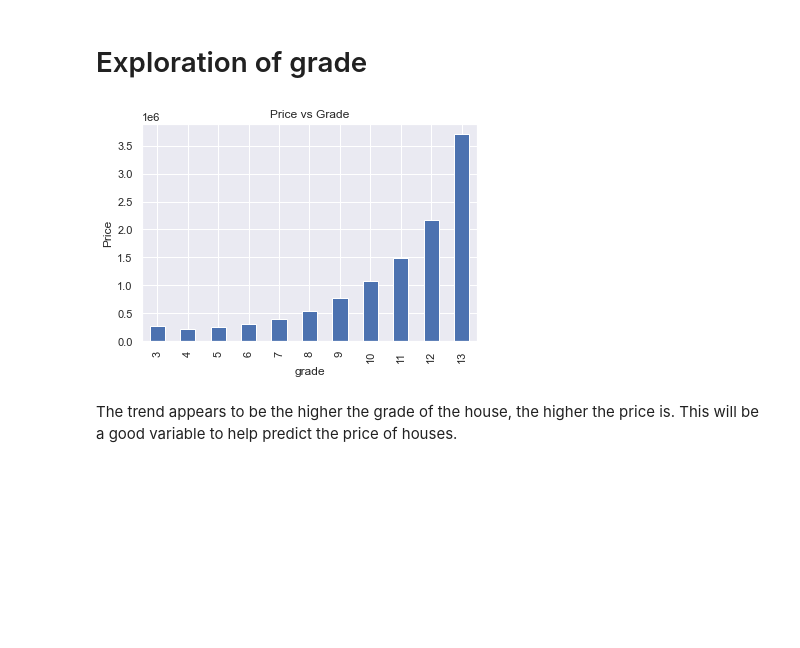
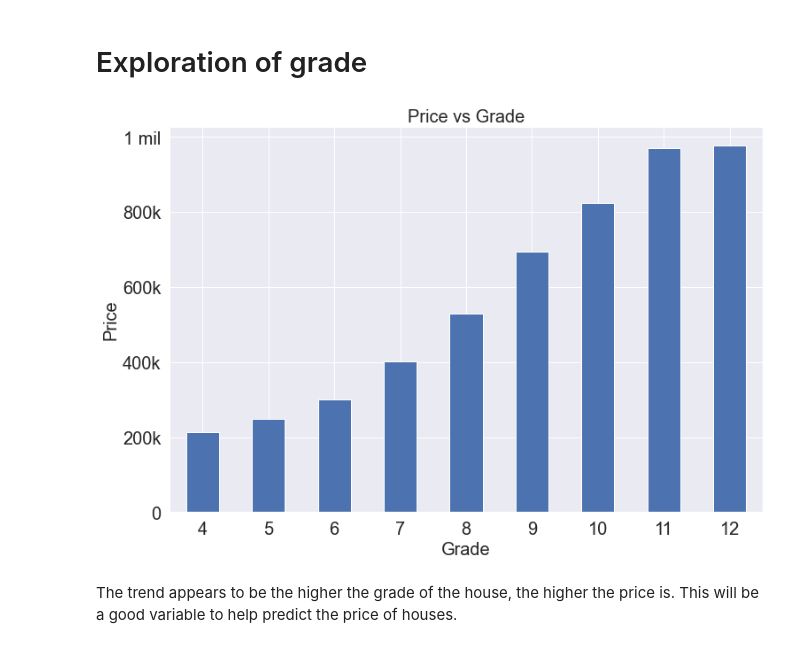
Before and after one commit to SethKauf/King_County_Avocoders_Group_3, a Jupyter notebook: Final Notebook.ipynb, the cells around one changed output. Saved outputs shown, nothing was run; the diff lists cells and outputs as text; code cells hidden in the pictures; blank space fills up the shorter version.

```diff
--- a/Final Notebook.ipynb
+++ b/Final Notebook.ipynb
@@ -131,17 +130,25 @@ We'll revisit this parameter while creating the final model.
 # Exploration of grade
 # %%
 columns = ['price','bedrooms','bathrooms','sqft_living','sqft_lot','condition','grade','sqft_living15','sqft_lot15']
+dataset = dataset[dataset['price'] < 1200000]
+
 df_grade = dataset.groupby('grade').mean().sort_values(by=['grade'])
 grade_df = pd.DataFrame(df_grade,columns=columns)
-
+grade_df.drop(grade_df.index[0],axis=0,inplace=True)
 
 price_df = grade_df['price']
-fig ,ax = plt.subplots()
+fig ,ax = plt.subplots(figsize=(12,8))
 
 price_df.plot.bar()
-ax.set_title('Price vs Grade')
-ax.set_ylabel('Price');
+ax.set_title('Price vs Grade',fontsize=20)
+ax.set_ylabel('Price',fontsize=20)
+ax.set_xlabel('Grade',fontsize=20)
+plt.xticks(fontsize=20)
+plt.yticks(fontsize=20)
+ax.set_yticklabels(['0','200k','400k','600k','800k','1 mil'])
+ax.tick_params(axis='x', rotation=360);
+plt.savefig('Price vs Grade')
 # %% [output]
-[figure, old version]
+[figure, new version]
 # %% [markdown]
 The trend appears to be the higher the grade of the house, the higher the price is. This will be a good variable to help predict the price of houses.
```
Also changed, not shown: parts of 25 cells of this notebook, 2 other files.
